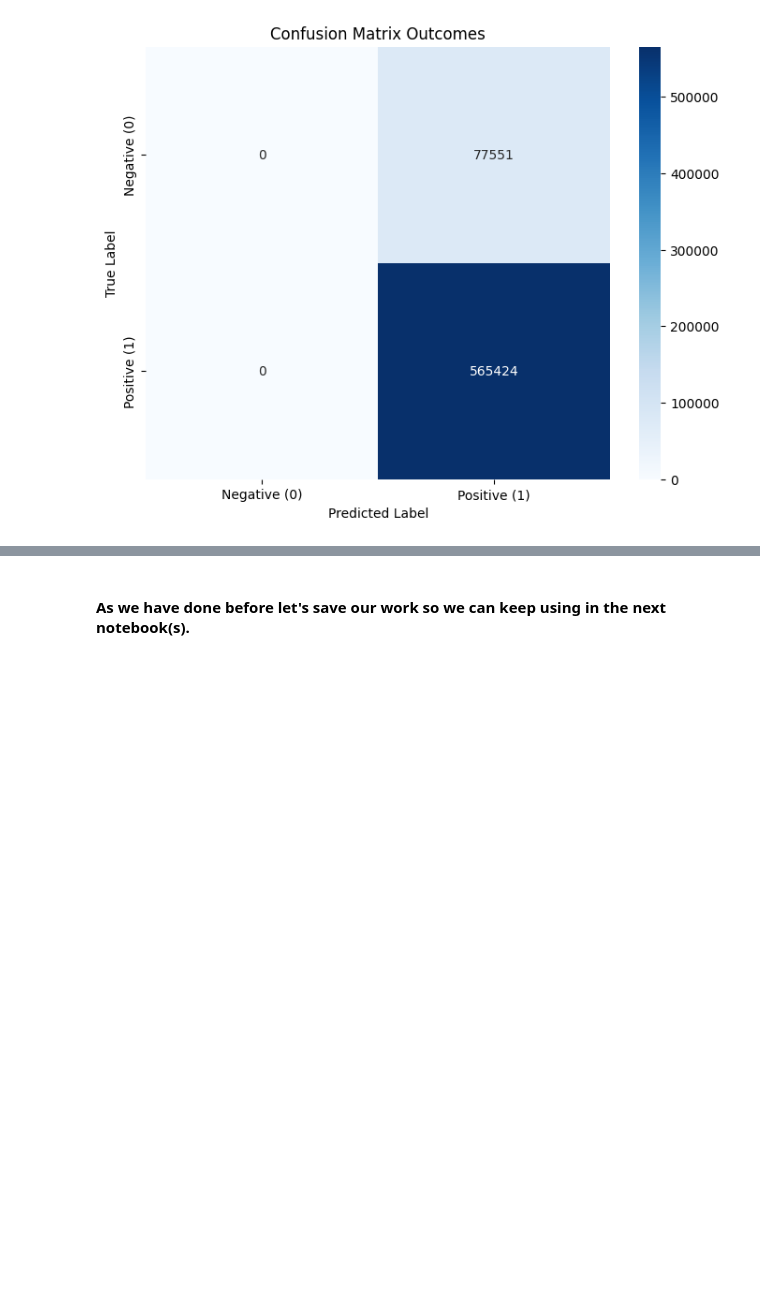
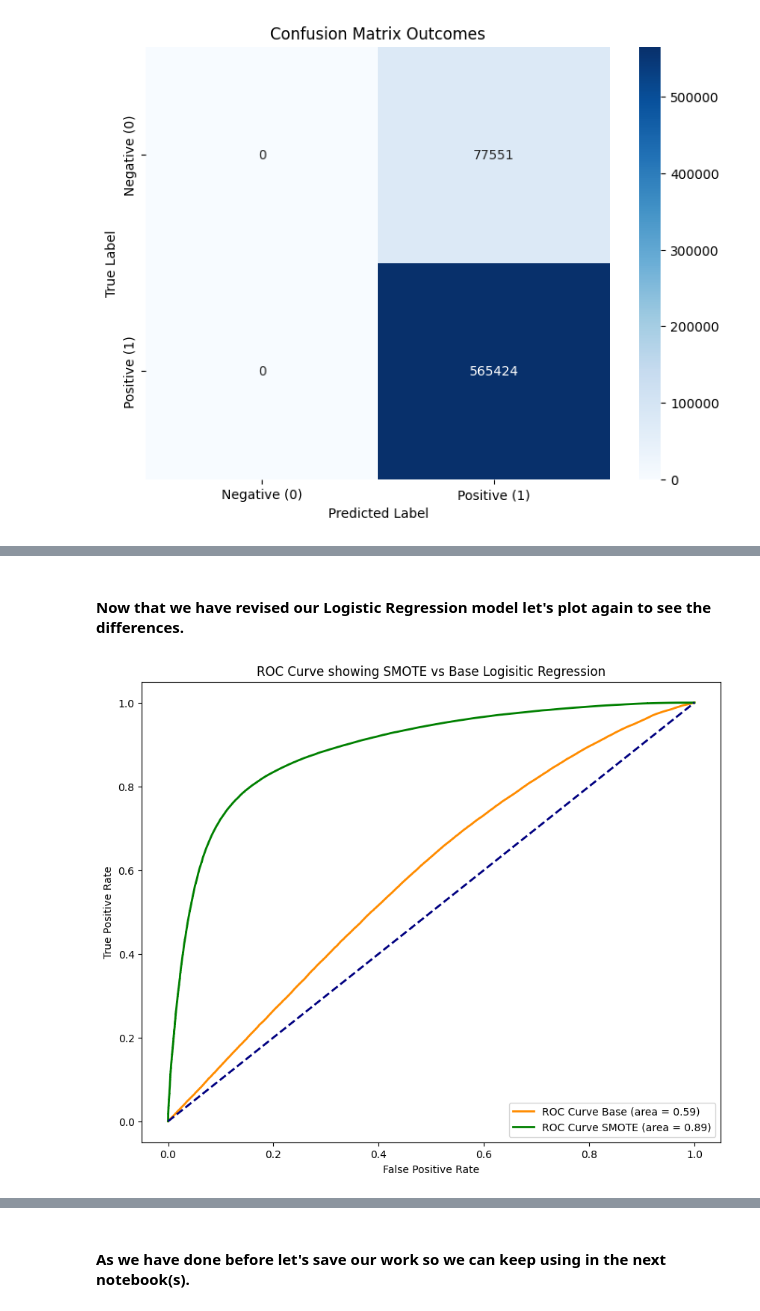
Before and after one commit to Taliwat/Springboard-DS, a Jupyter notebook: Capstone 2 - Instacart Project/preprocessing.ipynb, the cells around one changed output, grey strips where cells are left out. Cells and saved outputs as stored; diff of their text form; code cells hidden in the pictures; blank space fills up the shorter version.

```diff
--- a/Capstone 2 - Instacart Project/preprocessing.ipynb
+++ b/Capstone 2 - Instacart Project/preprocessing.ipynb
@@ -91,0 +134,32 @@ plt.show()
+# %%
+smote = SMOTE(random_state = 42)
+X_train_smote, y_train_smote = smote.fit_resample(X_train, y_train)
+
+param_grid = {
+    'penalty' : ['l2'],
+    'C' : [1, 10],
+    'solver' : ['liblinear']
+}
+
+grid_search_smote = GridSearchCV(LogisticRegression(random_state = 42, max_iter = 1000),
+                                param_grid,
+                                cv = 3,
+                                scoring = ['roc_auc', 'precision'],
+                                refit = 'roc_auc',
+                                n_jobs = -1)
+
+grid_search_smote.fit(X_train_smote, y_train_smote)
+
+best_params_smote = grid_search_smote.best_params_
+best_score_smote = grid_search_smote.best_score_
+print(f"SMOTE Best Parameters: {best_params_smote}")
+print(f"SMOTE Best Score: {best_score_smote}")
+
+best_model_smote = grid_search_smote.best_estimator_
+y_pred_smote = best_model_smote.predict(X_test)
+y_pred_proba_smote = best_model_smote.predict_proba(X_test)[:,1]
+
+roc_score_smote = roc_auc_score(y_test, y_pred_proba_smote)
+print(f"SMOTE Test ROC AUC Score: {roc_score_smote}")
+
+print(classification_report(y_test, y_pred_smote))
@@ -91,0 +178,17 @@ plt.show()
+# %% [markdown]
+#### Now that we have revised our Logistic Regression model let's plot again to see the differences.
+# %%
+fpr_smote, tpr_smote, _ = roc_curve(y_test, y_pred_proba_smote)
+lr_roc_auc_smote = auc(fpr_smote, tpr_smote)
+
+plt.figure(figsize = (10,8))
+plt.plot(fpr, tpr, color = 'darkorange', lw = 2, label = 'ROC Curve Base (area = %0.2f)' % lr_roc_auc)
+plt.plot(fpr_smote, tpr_smote, color = 'green', lw = 2, label = 'ROC Curve SMOTE (area = %0.2f)' % lr_roc_auc_smote)
+plt.plot([0,1], [0,1], color = 'navy', lw = 2, linestyle = '--')
+plt.xlabel('False Positive Rate')
+plt.ylabel('True Positive Rate')
+plt.title('ROC Curve showing SMOTE vs Base Logisitic Regression')
+plt.legend(loc = 'lower right')
+plt.show()
+# %% [output]
+[figure, added]
```
Also changed, not shown: parts of 13 cells of this notebook, 4 other files.
